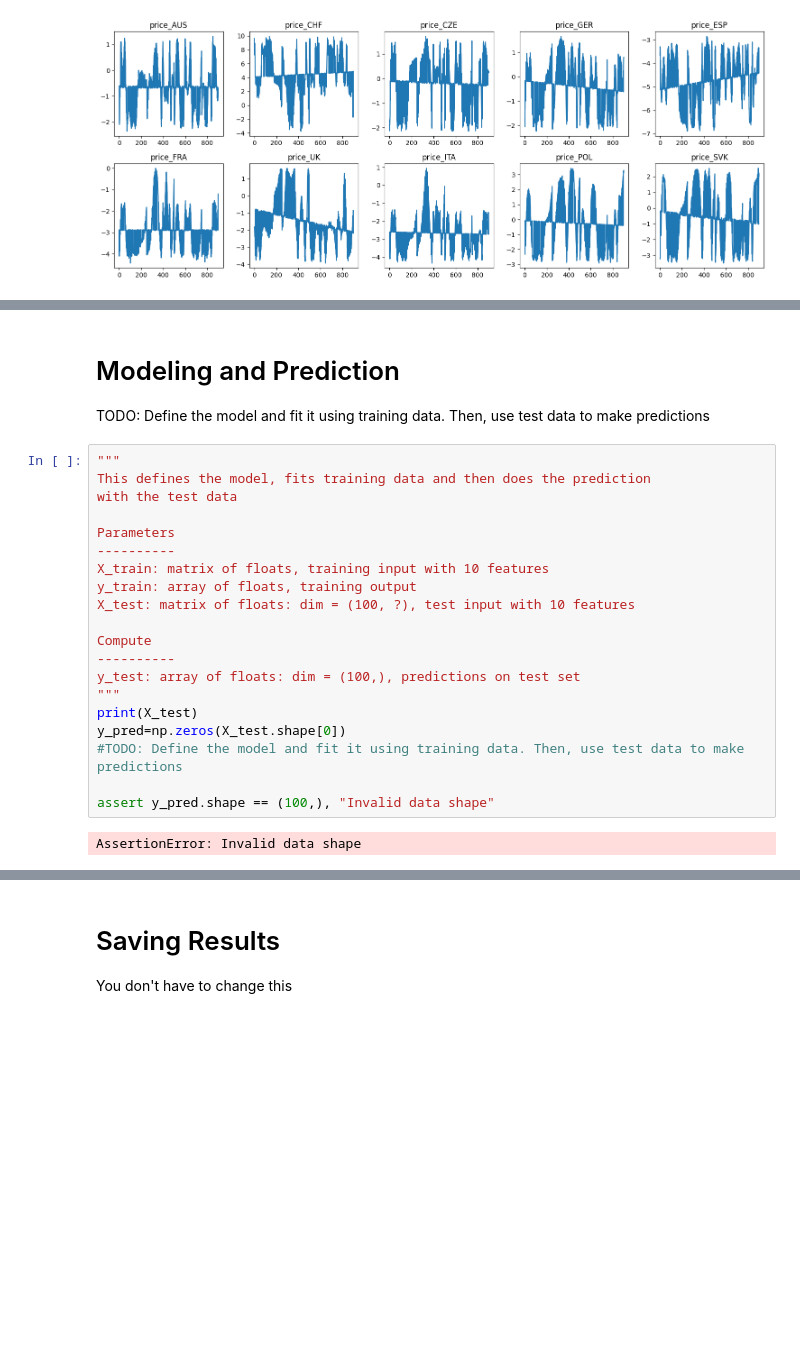
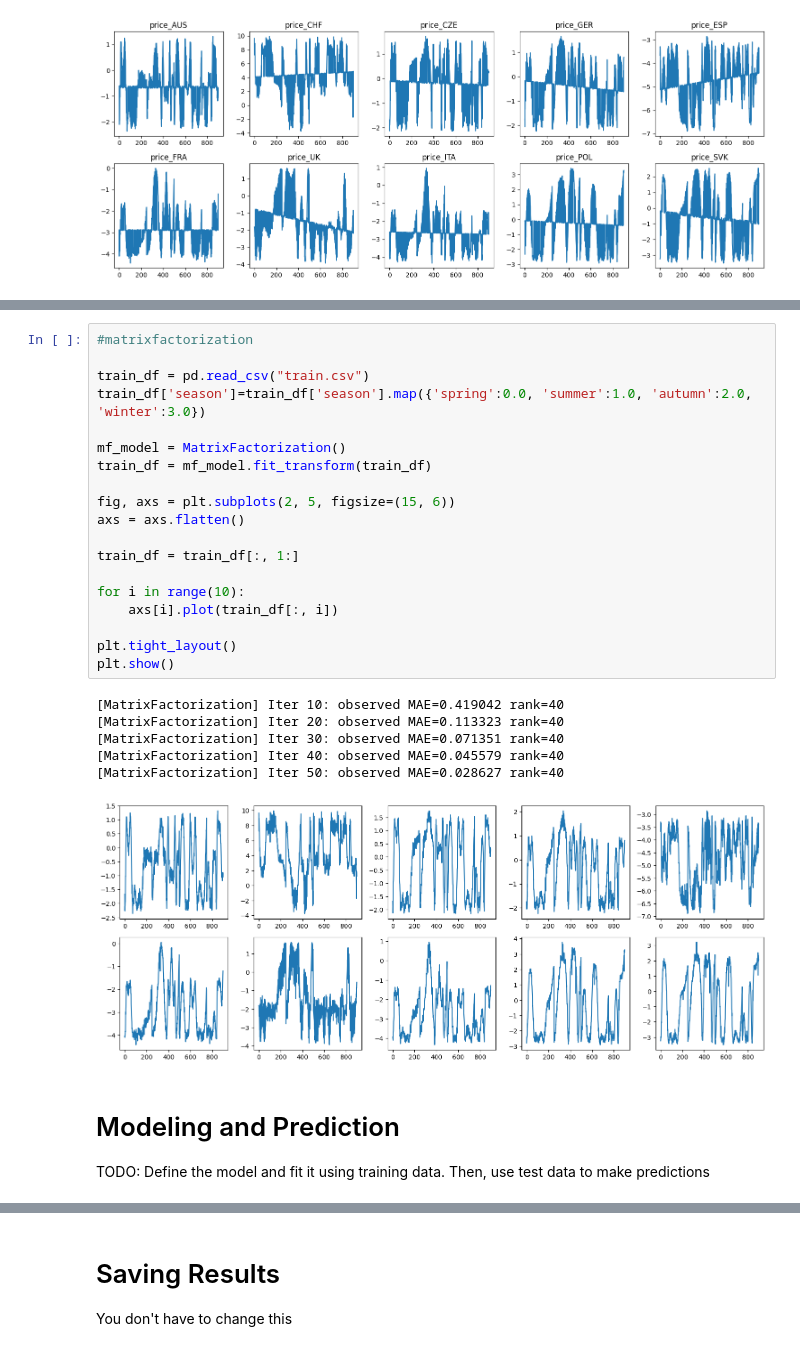
Before and after one commit to AntoniaGrindrod/IML-Task-2, a Jupyter notebook: template_solution.ipynb, the cells around one changed output, grey strips where cells are left out. Saved outputs shown, nothing was run; the diff lists cells and outputs as text; blank space fills up the shorter version.

```diff
--- a/template_solution.ipynb
+++ b/template_solution.ipynb
@@ -245,25 +313,29 @@ Imputing row 1/10 with 262 missing, elapsed time: 0.001
+# %%
+#matrixfactorization
+
+train_df = pd.read_csv("train.csv")
+train_df['season']=train_df['season'].map({'spring':0.0, 'summer':1.0, 'autumn':2.0, 'winter':3.0})
+
+mf_model = MatrixFactorization()
+train_df = mf_model.fit_transform(train_df)
+
+fig, axs = plt.subplots(2, 5, figsize=(15, 6))
+axs = axs.flatten()
+
+train_df = train_df[:, 1:]
+
+for i in range(10):
+    axs[i].plot(train_df[:, i])
+
+plt.tight_layout()
+plt.show()
+# %% [output]
+[MatrixFactorization] Iter 10: observed MAE=0.419042 rank=40
+[MatrixFactorization] Iter 20: observed MAE=0.113323 rank=40
+[MatrixFactorization] Iter 30: observed MAE=0.071351 rank=40
+[MatrixFactorization] Iter 40: observed MAE=0.045579 rank=40
+[MatrixFactorization] Iter 50: observed MAE=0.028627 rank=40
+[figure, added]
 # %% [markdown]
 # Modeling and Prediction
 TODO: Define the model and fit it using training data. Then, use test data to make predictions
-# %%
-"""
-This defines the model, fits training data and then does the prediction
-with the test data
-
-Parameters
-----------
-X_train: matrix of floats, training input with 10 features
-y_train: array of floats, training output
-X_test: matrix of floats: dim = (100, ?), test input with 10 features
-
-Compute
-----------
-y_test: array of floats: dim = (100,), predictions on test set
-"""
-print(X_test)
-y_pred=np.zeros(X_test.shape[0])
-#TODO: Define the model and fit it using training data. Then, use test data to make predictions
-
-assert y_pred.shape == (100,), "Invalid data shape"
-# %% [output]
-AssertionError: Invalid data shape
```
Also changed, not shown: parts of 7 cells of this notebook.
